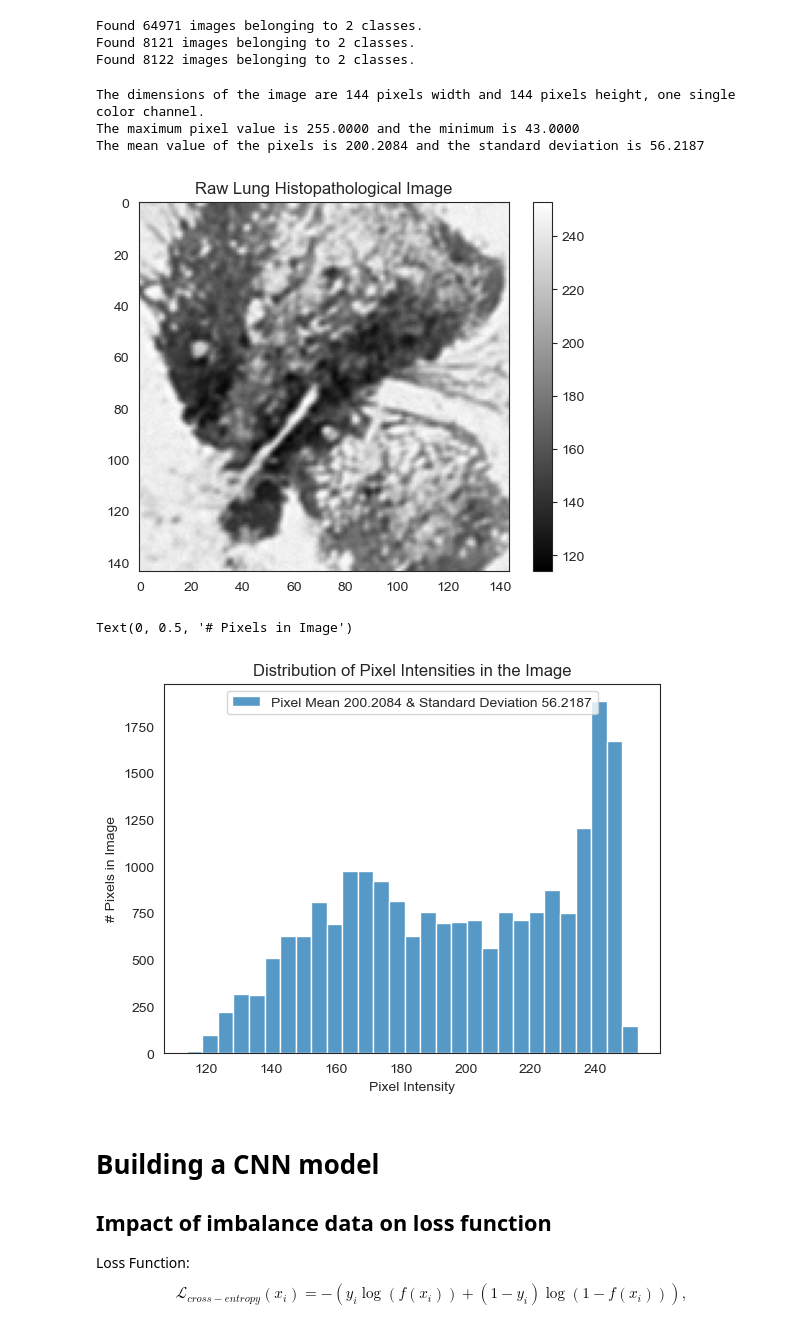
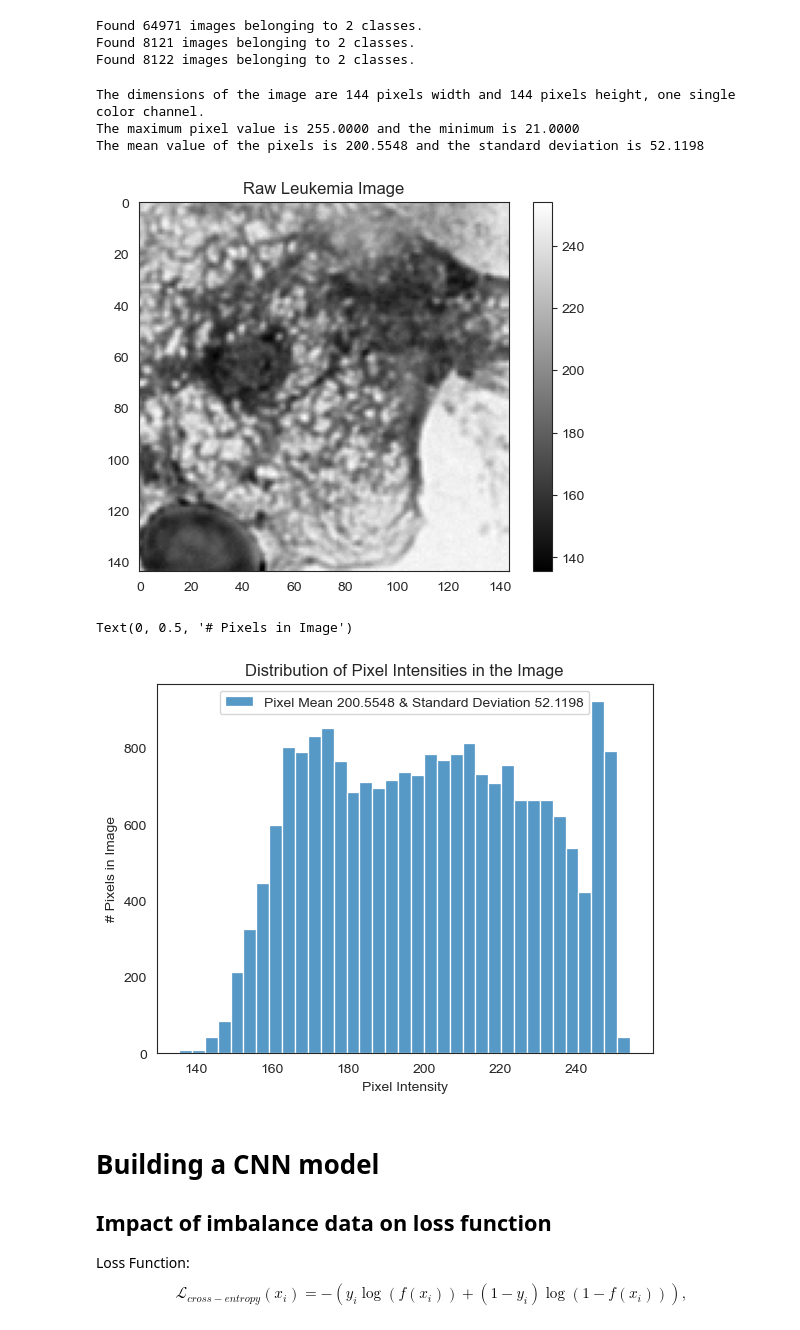
Before and after one commit to kfurtado2171/ML-Leukemia-Detection, a Jupyter notebook: leukemia-detection-model-comparison.ipynb, the cells around one changed output. Drawn from its saved outputs; the diff is of its cells as text; code cells hidden in the pictures.

```diff
--- a/leukemia-detection-model-comparison.ipynb
+++ b/leukemia-detection-model-comparison.ipynb
@@ -71,22 +72,19 @@ train = image_generator.flow_from_directory(train_dir,
                                             batch_size=8,
                                             shuffle=True,
                                             class_mode='binary',
-                                            target_size=(144, 144),
-                                            color_mode='grayscale')
+                                            target_size=(144, 144))
 
 validation = image_generator.flow_from_directory(val_dir,
                                                 batch_size=1,
                                                 shuffle=False,
                                                 class_mode='binary',
-                                                target_size=(144, 144),
-                                                color_mode='grayscale')
+                                                target_size=(144, 144))
 
 test = image_generator.flow_from_directory(test_dir,
                                             batch_size=1,
                                             shuffle=False,
                                             class_mode='binary',
-                                            target_size=(144, 144),
-                                            color_mode='grayscale')
+                                            target_size=(144, 144))
 # %% [output]
 Found 64971 images belonging to 2 classes.
 Found 8121 images belonging to 2 classes.
@@ -94,19 +92,19 @@ Found 8122 images belonging to 2 classes.
 # %%
 sns.set_style('white')
 generated_image, label = train.__getitem__(0)
-generated_img_gray = generated_image[0]
+generated_img_gray = cv2.cvtColor(generated_image[0], cv2.COLOR_BGR2GRAY)
 plt.imshow(generated_img_gray, cmap='gray')
 plt.colorbar()
-plt.title('Raw Lung Histopathological Image')
+plt.title('Raw Leukemia Image')
 
 print(f"The dimensions of the image are {generated_image.shape[1]} pixels width and {generated_image.shape[2]} pixels height, one single color channel.")
 print(f"The maximum pixel value is {generated_image.max():.4f} and the minimum is {generated_image.min():.4f}")
 print(f"The mean value of the pixels is {generated_image.mean():.4f} and the standard deviation is {generated_image.std():.4f}")
 # %% [output]
 The dimensions of the image are 144 pixels width and 144 pixels height, one single color channel.
-The maximum pixel value is 255.0000 and the minimum is 43.0000
-The mean value of the pixels is 200.2084 and the standard deviation is 56.2187
+The maximum pixel value is 255.0000 and the minimum is 21.0000
+The mean value of the pixels is 200.5548 and the standard deviation is 52.1198
-[figure, old version]
+[figure, new version]
 # %%
 sns.histplot(generated_img_gray.ravel(),
             label=f"Pixel Mean {np.mean(generated_image):.4f} & Standard Deviation {np.std(generated_image):.4f}", kde=False)
@@ -116,7 +114,7 @@ plt.xlabel('Pixel Intensity')
 plt.ylabel('# Pixels in Image')
 # %% [output]
 Text(0, 0.5, '# Pixels in Image')
-[figure, old version]
+[figure, new version]
 # %% [markdown]
 # Building a CNN model
 
```
Also changed, not shown: parts of 46 cells of this notebook, 2 other files.
